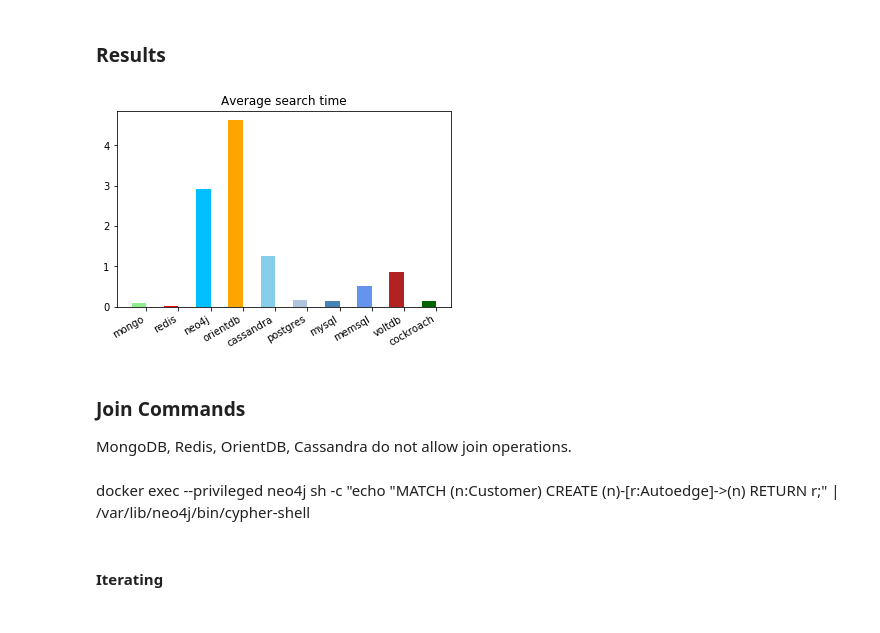
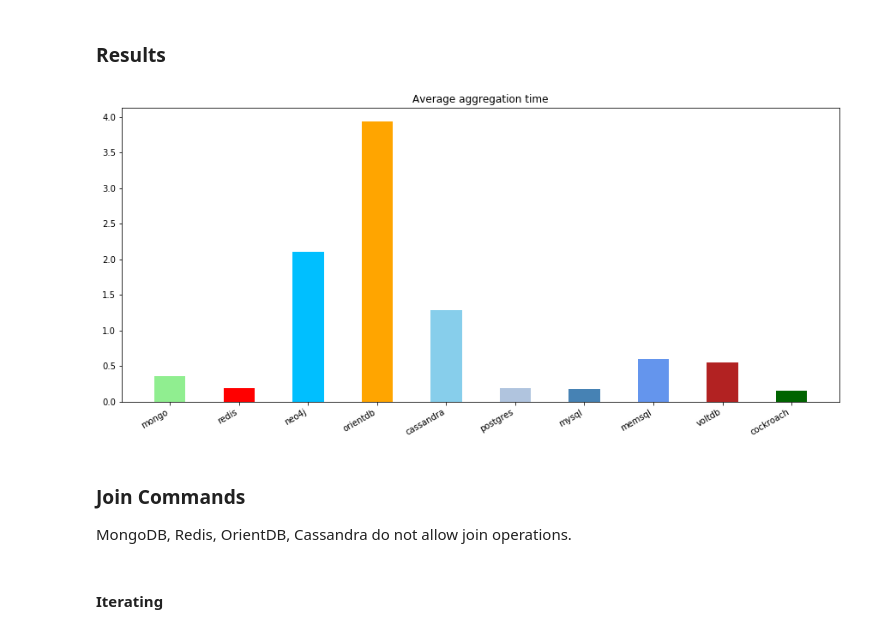
Before and after one commit to BigData-MielPops/Project2, a Jupyter notebook: python_commands_test.ipynb, the cells around one changed output. Drawn from its saved outputs; the diff is of its cells as text; code cells hidden in the pictures.

```diff
--- a/python_commands_test.ipynb
+++ b/python_commands_test.ipynb
@@ -172,7 +183,7 @@ data_import_commands = [
     [my_i.sql_import, "mock_data_10000_rows_utf8.csv"], #mysql
     [mem_i.sql_import, "mock_data_10000_rows_utf8.csv"], #memsql
     "cat /shared_scripts/import_voltdb.sql | sqlcmd && /opt/voltdb/bin/csvloader customers -f /shared_data/mock_data_10000_rows.csv",
-    ["./cockroach sql --insecure --execute='create database if not exists mock;'", "psql -p 26257 -h "+ coackroach_ip +" -d mock -U root < /shared_data/postgres_dump.sql"]
+    ["./cockroach sql --insecure --execute='create database if not exists mock;'", "psql -p 26257 -h {{cockroach_ip}} -d mock -U root < /shared_data/postgres_dump.sql"]
 ]
 # %% [markdown]
 #### Iterating
@@ -208,9 +219,9 @@ bar_plot(import_times_avg, containers, colours, "Average bulk import time")
 ### Helper functions, modified from the previous ones
 And also dependant from them.
 # %%
-def exec_and_time2(container, command, verbose=True, save_mem=False):
+def exec_and_time2(container, command, verbose=True, save_mem=False, long_output=False):
     start = time.time()
-    if container == "cassandra":
+    if container == "cassandra" or long_output:
         _ = run_command2(command, verbose, save_mem)
     else:
         _ = run_command(command, verbose, save_mem)
@@ -223,20 +234,42 @@ def average_time2(commands, containers, iterations, verbose=True, import_data=Tr
     for j in range(0, iterations):
         if verbose:
             print("iteration " + str(j+1))
-        _ = run_command('D: && cd "D:\Repos\BigData\Project2\Docker" && docker-compose up -d', verbose=False)
+        _ = run_command('D: && cd "D:\GitHub\BigData\Project2\Docker" && docker-compose up -d', verbose=False)
         if verbose:
             print("waiting...")
         time.sleep(25)
         for i in range(0, len(containers)):
             if verbose:
                 print(containers[i])
+
+            coackroach_ip = ""
+
+            app1 = data_import_commands[i]
+            app2 = commands[i]
+
+            if containers[i] == "cockroach":
+                ip = run_command('docker exec cockroach ip route', verbose=False)
+                ip = ip[len(ip)-2].split(" ")
+                ip = ip[len(ip)-2]
+                cockroach_ip = ip
+                data_import_commands[i][1] = data_import_commands[i][1].replace("{{cockroach_ip}}", cockroach_ip)
+                print(data_import_commands[i])
             if import_data:
-                exec_and_time(containers[i], data_import_commands[i], verbose=False, save_mem=True)
+                if containers[i] == "redis":
+                    exec_and_time2("redis", r"""docker exec --privileged redis sh -c "cat /shared_data/mock_data_10000_set.csv | redis-cli --pipe" """, verbose=False, save_mem=True)
+                else:
+                    exec_and_time(containers[i], data_import_commands[i], verbose=False, save_mem=True)
+            if containers[i] == "neo4j":
+                exec_and_time2("neo4j", r"""docker exec --privileged neo4j sh -c "echo \"MATCH (n:Customer) CREATE (n)-[r:Autoedge]->(n) RETURN r;\" | /var/lib/neo4j/bin/cypher-shell" """, verbose=False, save_mem=True)
+
+            data_import_commands[i] = app1
+            commands[i] = app2
+
             time_taken = exec_and_time2(containers[i], commands[i].replace("{{id}}", str(random.randrange(0, 9999, 1))), verbose=False, save_mem=True)
             times[i] += time_taken
             if peak_times[i] < time_taken:
                 peak_times[i] = time_taken
-        _ = run_command('D: && cd "D:\Repos\BigData\Project2\Docker" && docker-compose down', verbose=False)
+        #_ = run_command('D: && cd "D:\GitHub\BigData\Project2\Docker" && docker-compose down', verbose=False)
     for i in range(0, len(containers)):
         times[i] = times[i]/iterations
         print(containers[i] + ": " + str(times[i]))
@@ -336,7 +367,7 @@ docker exec --privileged redis sh -c "cat /shared_data/mock_data_10000_set.csv |
 # %%
 aggregate_read_commands = [
     r"""docker exec --privileged mongo mongo testing_db --eval 'db.customers.aggregate(    [      { $group: { "_id": "$first_name", "avg": { $avg: "$income" } } }    ] ).pretty().shellPrint();' """,
-    "",#r"""docker exec --privileged redis sh -c "echo zcount mylist -inf +inf | redis-cli" """,
+    r"""docker exec --privileged redis sh -c "echo zcount mylist -inf +inf | redis-cli" """,
     r"""docker exec --privileged neo4j sh -c "echo \"match (n:Customer) return avg(n.income);\" | /var/lib/neo4j/bin/cypher-shell" """,
     r"""docker exec --privileged orientdb /orientdb/bin/console.sh "connect plocal:/temp/databases/mock admin admin; select avg(income) FROM Customer" """,
     r"""docker exec --privileged cassandra cqlsh -k mock_keyspace -e "select avg(income) as avg_income from customers;" """,
@@ -371,14 +402,12 @@ cockroach: 0.1314997673034668
 # %% [markdown]
 ### Results
 # %%
-bar_plot(aggregate_read_times_avg, containers, colours, "Average search time")
+bar_plot(aggregate_read_times_avg, containers, colours, "Average aggregation time")
 # %% [output]
-[figure, old version]
+[figure, new version]
 # %% [markdown]
 ### Join Commands
 MongoDB, Redis, OrientDB, Cassandra do not allow join operations.
-# %% [markdown]
-docker exec --privileged neo4j sh -c "echo \"MATCH (n:Customer) CREATE (n)-[r:Autoedge]->(n) RETURN r;\" | /var/lib/neo4j/bin/cypher-shell
 # %%
 join_commands = [
     "",
```
Also changed, not shown: parts of 26 cells of this notebook.
